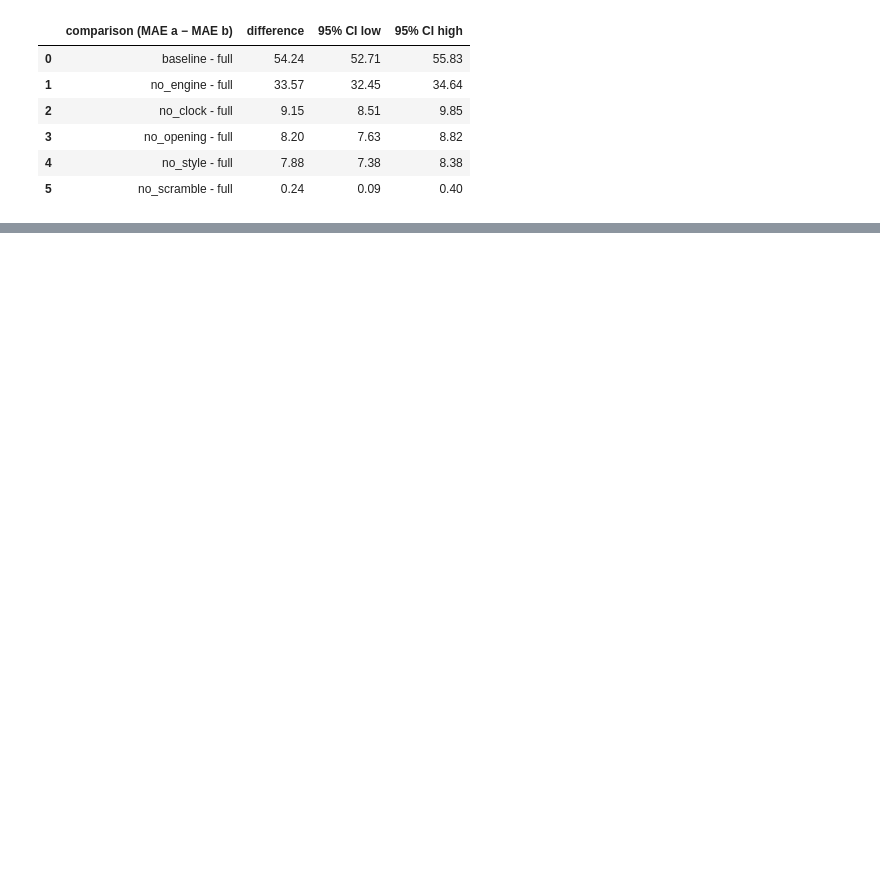
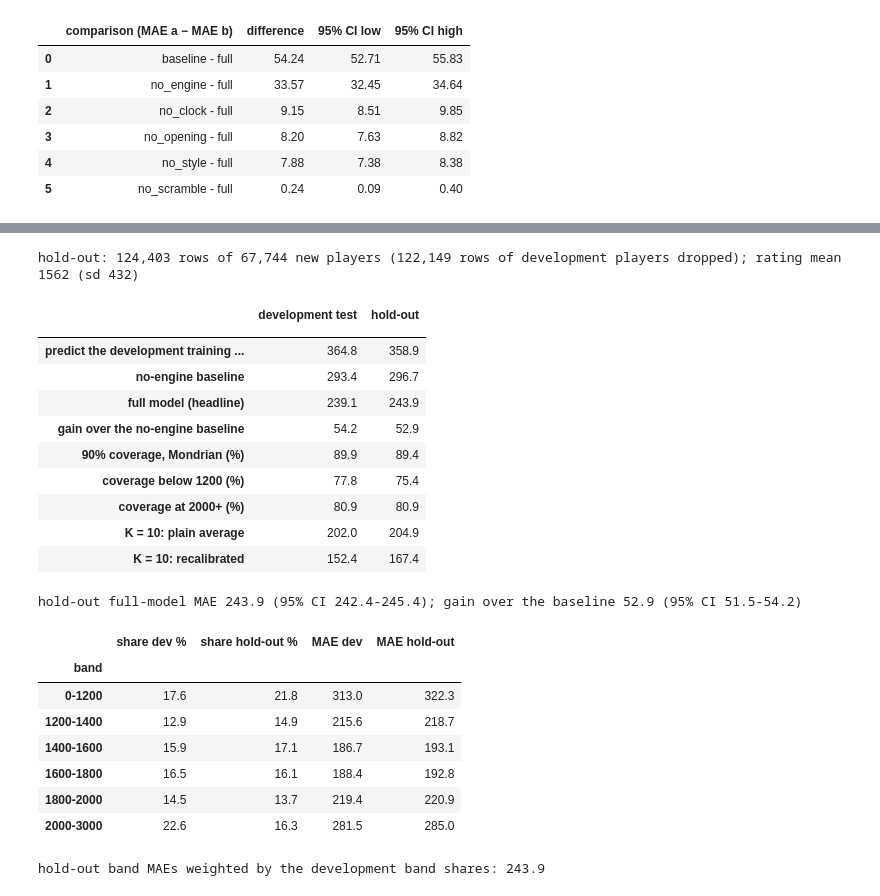
Before and after one commit to barakpe/chess-rating, a Jupyter notebook: notebooks/05_error_analysis_and_limits.ipynb, the cells around one changed output, grey strips where cells are left out. Saved outputs shown, nothing was run; the diff lists cells and outputs as text; code cells hidden in the pictures; blank space fills up the shorter version.

```diff
--- a/notebooks/05_error_analysis_and_limits.ipynb
+++ b/notebooks/05_error_analysis_and_limits.ipynb
@@ -446,0 +462,63 @@ game genuinely points to the wrong rating, not bugs to fix.
+# %%
+H = json.loads(Path(OUT["holdout_results"]).read_text(encoding="utf-8"))
+hf = json.loads(Path(OUT["data_funnel"]).read_text(encoding="utf-8"))["holdout_prepare"]
+print(f"hold-out: {H['n_rows']:,} rows of {H['n_players']:,} new players "
+      f"({hf['instances_of_development_players']:,} rows of development players dropped); "
+      f"rating mean {H['rating_mean']:.0f} (sd {H['rating_sd']:.0f})")
+b = H["bootstrap"]
+iv = H["interval"]
+dev_cov = {r["band"]: r["coverage"] for r in A["coverage_by_band_mondrian"]}
+rows = [
+    ("predict the development training mean", 364.8, H["mae"]["predict_mean"]),
+    ("no-engine baseline", A["baseline_mae"], H["mae"]["baseline"]),
+    ("full model (headline)", A["full_mae"], H["mae"]["full"]),
+    ("gain over the no-engine baseline", A["baseline_mae"] - A["full_mae"], b["baseline - full"]["diff"]),
+    ("90% coverage, Mondrian (%)", A["coverage_cqr_mondrian"] * 100, iv["cqr_mondrian"]["coverage"] * 100),
+    ("coverage below 1200 (%)", dev_cov["0-1200"] * 100, iv["cqr_mondrian"]["by_band"][0]["coverage"] * 100),
+    ("coverage at 2000+ (%)", dev_cov["2000-3000"] * 100, iv["cqr_mondrian"]["by_band"][-1]["coverage"] * 100),
+]
+km = {m["k"]: m for m in H["matched_aggregation"]}
+kd = {m["k"]: m for m in A["matched_aggregation"]}
+if 10 in km:
+    rows += [("K = 10: plain average", kd[10]["naive_mae"], km[10]["naive_mae"]),
+             ("K = 10: recalibrated", kd[10]["recal_mae"], km[10]["recal_mae"])]
+display(pd.DataFrame(rows, columns=["", "development test", "hold-out"]).set_index("").round(1))
+f = b["full"]
+g = b["baseline - full"]
+print(f"hold-out full-model MAE {f['mae']:.1f} (95% CI {f['lo']:.1f}-{f['hi']:.1f}); "
+      f"gain over the baseline {g['diff']:.1f} (95% CI {g['lo']:.1f}-{g['hi']:.1f})")
+
+tot_h = sum(r["n"] for r in H["residual_by_band"]); tot_d = sum(r["n"] for r in A["residual_by_band"])
+bands = pd.DataFrame({
+    "band": [r["band"] for r in H["residual_by_band"]],
+    "share dev %": [r["n"] / tot_d * 100 for r in A["residual_by_band"]],
+    "share hold-out %": [r["n"] / tot_h * 100 for r in H["residual_by_band"]],
+    "MAE dev": [r["mae"] for r in A["residual_by_band"]],
+    "MAE hold-out": [r["mae"] for r in H["residual_by_band"]],
+}).set_index("band").round(1)
+display(bands)
+reweighted = sum(r["n"] / tot_d * h["mae"] for r, h in zip(A["residual_by_band"], H["residual_by_band"]))
+print(f"hold-out band MAEs weighted by the development band shares: {reweighted:.1f}")
+# %% [output]
+hold-out: 124,403 rows of 67,744 new players (122,149 rows of development players dropped); rating mean 1562 (sd 432)
+|  | development test | hold-out |
+|  |  |  |
+| predict the development training ... | 364.8 | 358.9 |
+| no-engine baseline | 293.4 | 296.7 |
+| full model (headline) | 239.1 | 243.9 |
+| gain over the no-engine baseline | 54.2 | 52.9 |
+| 90% coverage, Mondrian (%) | 89.9 | 89.4 |
+| coverage below 1200 (%) | 77.8 | 75.4 |
+| coverage at 2000+ (%) | 80.9 | 80.9 |
+| K = 10: plain average | 202.0 | 204.9 |
+| K = 10: recalibrated | 152.4 | 167.4 |
+hold-out full-model MAE 243.9 (95% CI 242.4-245.4); gain over the baseline 52.9 (95% CI 51.5-54.2)
+|  | share dev % | share hold-out % | MAE dev | MAE hold-out |
+| band |  |  |  |  |
+| 0-1200 | 17.6 | 21.8 | 313.0 | 322.3 |
+| 1200-1400 | 12.9 | 14.9 | 215.6 | 218.7 |
+| 1400-1600 | 15.9 | 17.1 | 186.7 | 193.1 |
+| 1600-1800 | 16.5 | 16.1 | 188.4 | 192.8 |
+| 1800-2000 | 14.5 | 13.7 | 219.4 | 220.9 |
+| 2000-3000 | 22.6 | 16.3 | 281.5 | 285.0 |
+hold-out band MAEs weighted by the development band shares: 243.9
```
Also changed, not shown: parts of 17 cells of this notebook, 4 other files.
